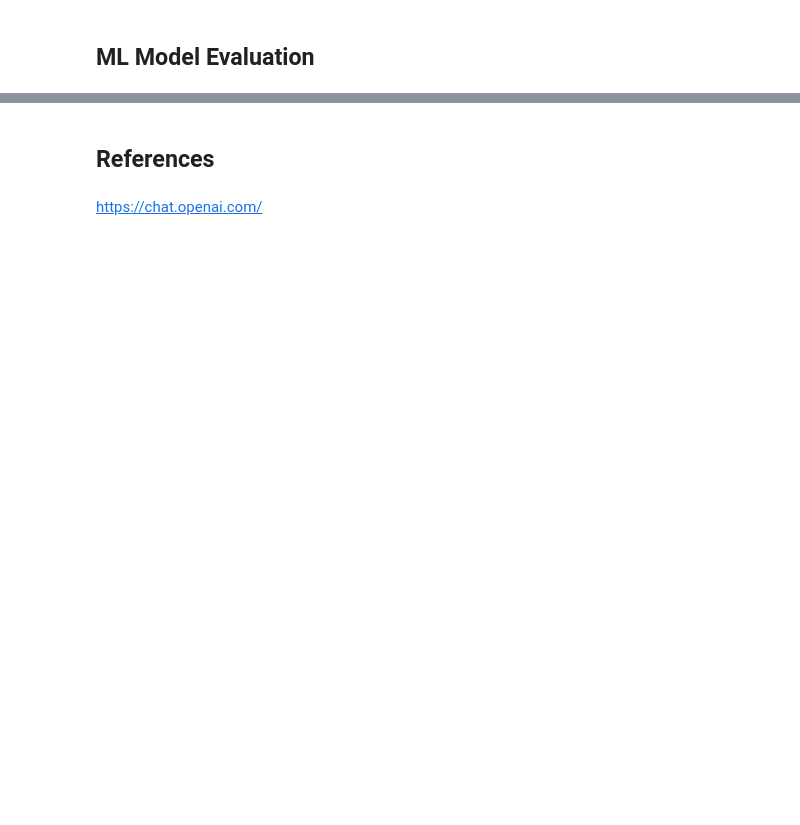
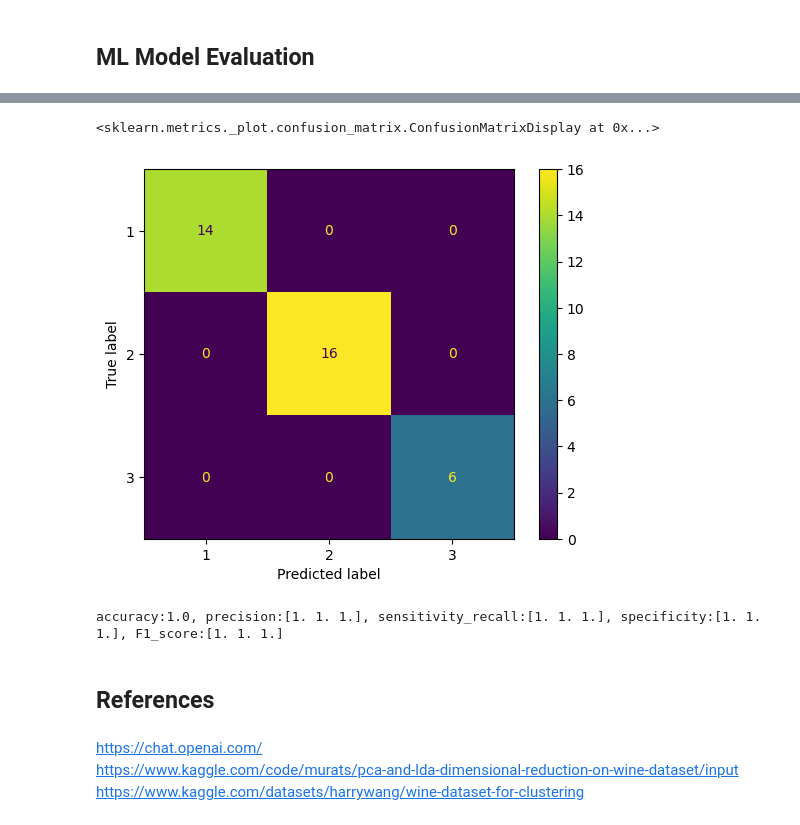
Before and after one commit to jjmartegarcia/machinelearning, a Jupyter notebook: excercises/DimensionalityReduction/DimensionalityReduction.ipynb, the cells around one changed output, grey strips where cells are left out. Cells and saved outputs as stored; diff of their text form; code cells hidden in the pictures; blank space fills up the shorter version.

```diff
--- a/excercises/DimensionalityReduction/DimensionalityReduction.ipynb
+++ b/excercises/DimensionalityReduction/DimensionalityReduction.ipynb
@@ -21,0 +106,5 @@ Please install the following dependencies using pip install:
+# %%
+# Use two components.
+lda = LDA(n_components = 2)
+X_train_LDA = lda.fit_transform(X_train, y_train)
+X_test_LDA = lda.transform(X_test)
@@ -24,4 +158,22 @@ Please install the following dependencies using pip install:
+# %%
+disp = ConfusionMatrixDisplay(confusion_matrix=cm_lda, display_labels=modelLDA.classes_)
+disp.plot()
+# %% [output]
+<sklearn.metrics._plot.confusion_matrix.ConfusionMatrixDisplay at 0x...>
+[figure, added]
+# %%
+# The metrics.
+accuracy = metrics.accuracy_score(y_test, y_predLDA)
+precision = metrics.precision_score(y_test, y_predLDA, average=None)
+sensitivity_recall = metrics.recall_score(y_test, y_predLDA, average=None)
+specificity = metrics.recall_score(y_test, y_predLDA, average=None)
+F1_score = metrics.f1_score(y_test, y_predLDA, average=None)
+print(f'accuracy:{accuracy}, precision:{precision}, sensitivity_recall:{sensitivity_recall}, specificity:{specificity}, F1_score:{F1_score}')
+# %% [output]
+accuracy:1.0, precision:[1. 1. 1.], sensitivity_recall:[1. 1. 1.], specificity:[1. 1. 1.], F1_score:[1. 1. 1.]
 # %% [markdown]
 ## References
-# %% [markdown]
-https://chat.openai.com/<br>
+# %% [markdown]
+https://chat.openai.com/<br>
+https://www.kaggle.com/code/murats/pca-and-lda-dimensional-reduction-on-wine-dataset/input<br>
+https://www.kaggle.com/datasets/harrywang/wine-dataset-for-clustering
```
Also changed, not shown: parts of 25 cells of this notebook, 1 other file.
